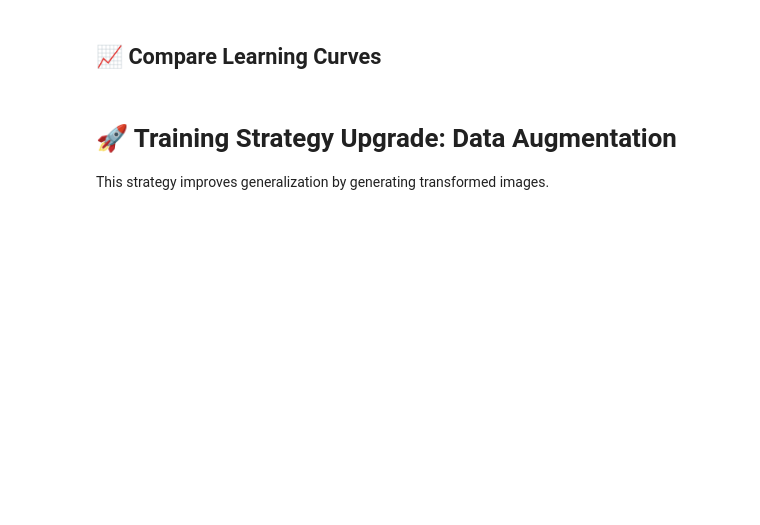
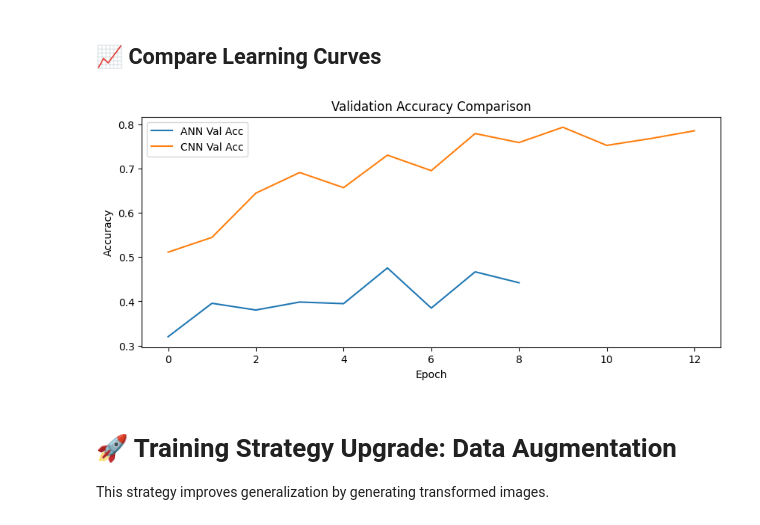
Before and after one commit to Gauranggupta2323/Gaurang_Gupta_JECRC_Foundation_CEI, a Jupyter notebook: week4_Gaurang_Gupta/CIFAR10_ANN_CNN_Learning_Project.ipynb, the cells around one changed output. Saved outputs shown, nothing was run; the diff lists cells and outputs as text; code cells hidden in the pictures; blank space fills up the shorter version.

```diff
--- a/week4_Gaurang_Gupta/CIFAR10_ANN_CNN_Learning_Project.ipynb
+++ b/week4_Gaurang_Gupta/CIFAR10_ANN_CNN_Learning_Project.ipynb
@@ -81,4 +53,7 @@ x_test_flat = x_test_norm.reshape(len(x_test_norm), -1)
 # 🔹 Part 1: ANN Model
 ANN treats images as **flat vectors**, so it cannot preserve spatial features.
 This helps students understand **why CNN is better for images**.
+# %%
+from tensorflow.keras.callbacks import EarlyStopping
+early_stop = EarlyStopping(monitor='val_loss', patience=3, restore_best_weights=True)
 # %%
@@ -124,31 +106,21 @@ CNN preserves **spatial relationships** using:
 
 This is why CNN performs much better for image tasks.
 # %%
+
 cnn_model = models.Sequential([
-    layers.Conv2D(32, (3,3), activation='relu', input_shape=(32,32,3)),
+    layers.Conv2D(64, (3,3), activation='relu', input_shape=(32,32,3), padding='same'),
     layers.BatchNormalization(),
     layers.MaxPooling2D((2,2)),
-
-    layers.Conv2D(64, (3,3), activation='relu'),
+    layers.Conv2D(128, (3,3), activation='relu', padding='same'),
     layers.BatchNormalization(),
     layers.MaxPooling2D((2,2)),
-
-    layers.Conv2D(128, (3,3), activation='relu'),
+    layers.Conv2D(256, (3,3), activation='relu', padding='same'),
+    layers.BatchNormalization(),
+    layers.MaxPooling2D((2,2)),
     layers.Flatten(),
-    layers.Dense(128, activation='relu'),
-    layers.Dropout(0.4),
+    layers.Dense(256, activation='relu'),
+    layers.Dropout(0.5),
     layers.Dense(10, activation='softmax')
 ])
-
-cnn_model.compile(
-    optimizer='adam',
-    loss='sparse_categorical_crossentropy',
-    metrics=['accuracy']
-)
-
-cnn_history = cnn_model.fit(
-    x_train_norm, y_train,
-    epochs=10,
-    validation_split=0.1,
-    batch_size=64
-)
+cnn_model.compile(optimizer='adam', loss='sparse_categorical_crossentropy', metrics=['accuracy'])
+cnn_history = cnn_model.fit(x_train_norm, y_train, epochs=20, validation_split=0.1, batch_size=64, callbacks=[early_stop])
@@ -159,13 +152,17 @@ print("CNN Test Accuracy:", cnn_test_acc)
 ## 📈 Compare Learning Curves
 # %%
 plt.figure(figsize=(10,4))
-plt.plot(ann_history.history['val_accuracy'], label='ANN Val Acc')
-plt.plot(cnn_history.history['val_accuracy'], label='CNN Val Acc')
+plt.plot(ann_history.history.get('val_accuracy', []), label='ANN Val Acc')
+plt.plot(cnn_history.history.get('val_accuracy', []), label='CNN Val Acc')
+if 'aug_history' in globals():
+	plt.plot(aug_history.history.get('val_accuracy', []), label='CNN+Aug Val Acc')
 plt.xlabel("Epoch")
 plt.ylabel("Accuracy")
-plt.title("ANN vs CNN Validation Accuracy")
+plt.title("Validation Accuracy Comparison")
 plt.legend()
 plt.show()
+# %% [output]
+[figure, added]
 # %% [markdown]
 # 🚀 Training Strategy Upgrade: Data Augmentation
 This strategy improves generalization by generating transformed images.
```
Also changed, not shown: parts of 16 cells of this notebook.
